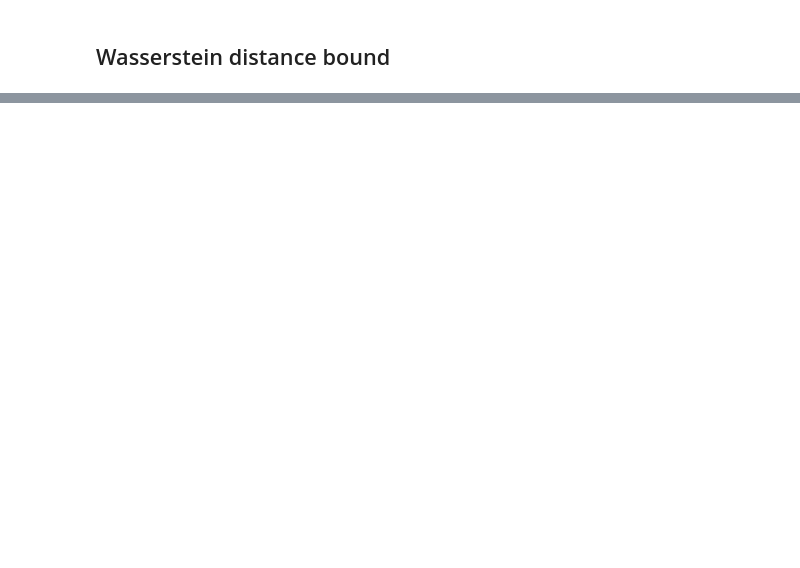
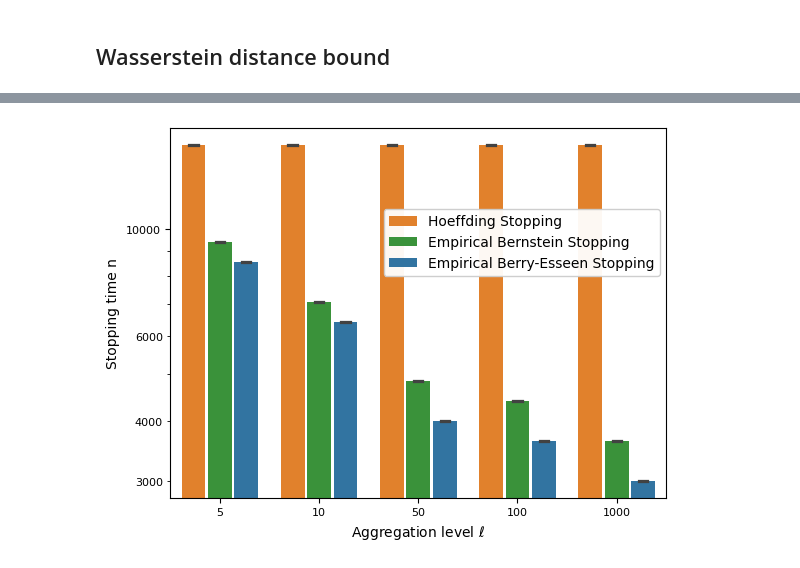
Before and after one commit to lmackey/gauss_conc, a Jupyter notebook: plot_bounds.ipynb, the cells around one changed output, grey strips where cells are left out. Drawn from its saved outputs; the diff is of its cells as text; code cells hidden in the pictures; blank space fills up the shorter version.

```diff
--- a/plot_bounds.ipynb
+++ b/plot_bounds.ipynb
@@ -917,0 +2241,31 @@ savefig(emp_quantile_fig, f"emp_quantile_bounds-two_sided{two_sided}-v3x{v3_mult
+# %%
+#
+# Plot results
+#
+from matplotlib.ticker import LogFormatter
+fontsize=10
+plt.rcParams['font.size'] = f'{fontsize}'
+plt.clf()
+palette = sns.color_palette()
+ax = sns.barplot(results, x="l", y="n", hue="method", dodge=True, gap=.1,
+                 palette=[palette[1],palette[2],palette[0]],capsize=.25,
+                 errorbar=("pi",95))
+ax.set_yscale("log")
+ax.yaxis.set_major_formatter(LogFormatter())
+ax.yaxis.set_minor_formatter(LogFormatter())
+handles, labels = ax.get_legend_handles_labels()
+ax.legend(handles=handles, loc=(.43,.6), framealpha=0.95,
+          labels=["Hoeffding Stopping",
+                  "Empirical Bernstein Stopping",
+                  "Empirical Berry-Esseen Stopping"])
+plt.xlabel("Aggregation level $\ell$",fontsize=fontsize)
+plt.ylabel("Stopping time n",fontsize=fontsize)
+plt.tick_params(axis='both', which='major', labelsize=8)
+plt.tick_params(axis='both', which='minor', labelsize=8)
+fig = plt.gcf()
+plt.show()
+
+# Save early stopping figure to file
+savefig(fig, f"stop-delta{delta}-eps{eps}.pdf")
+# %% [output]
+[figure, added]
```
Also changed, not shown: parts of 33 cells of this notebook.
